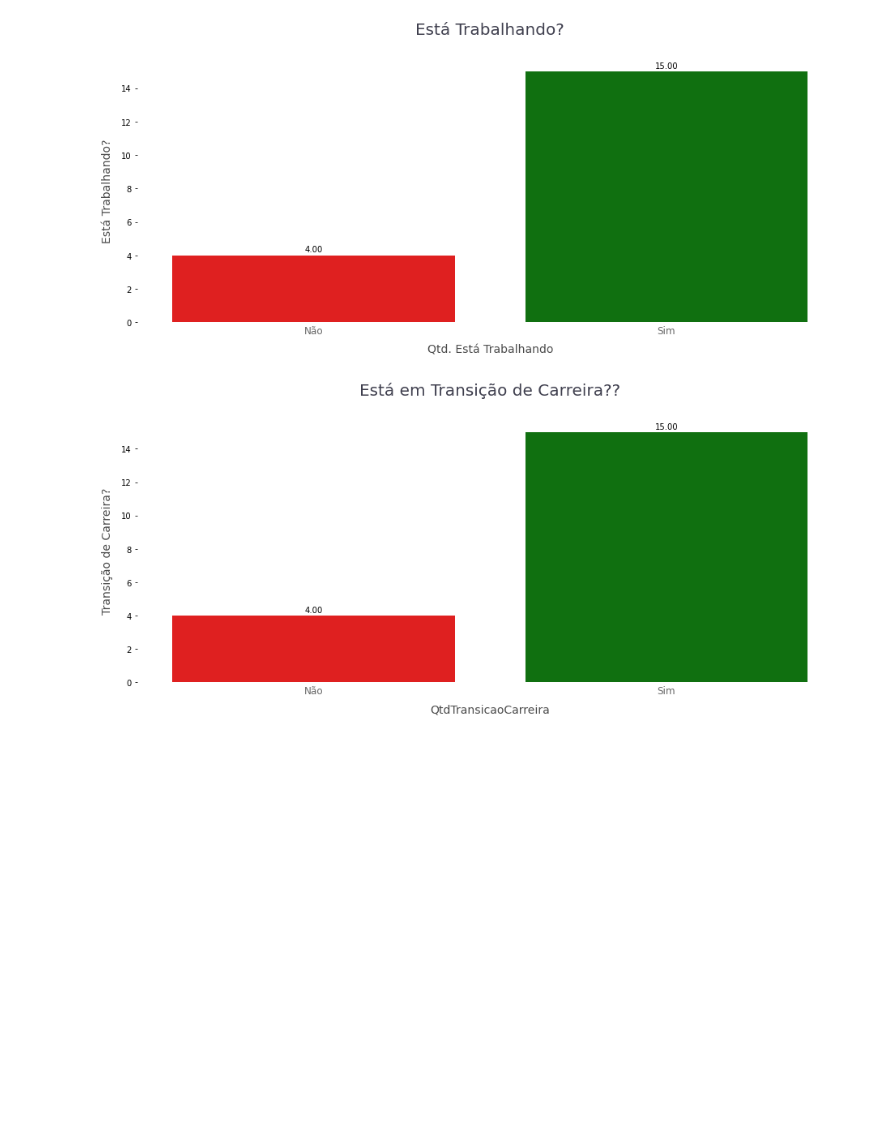
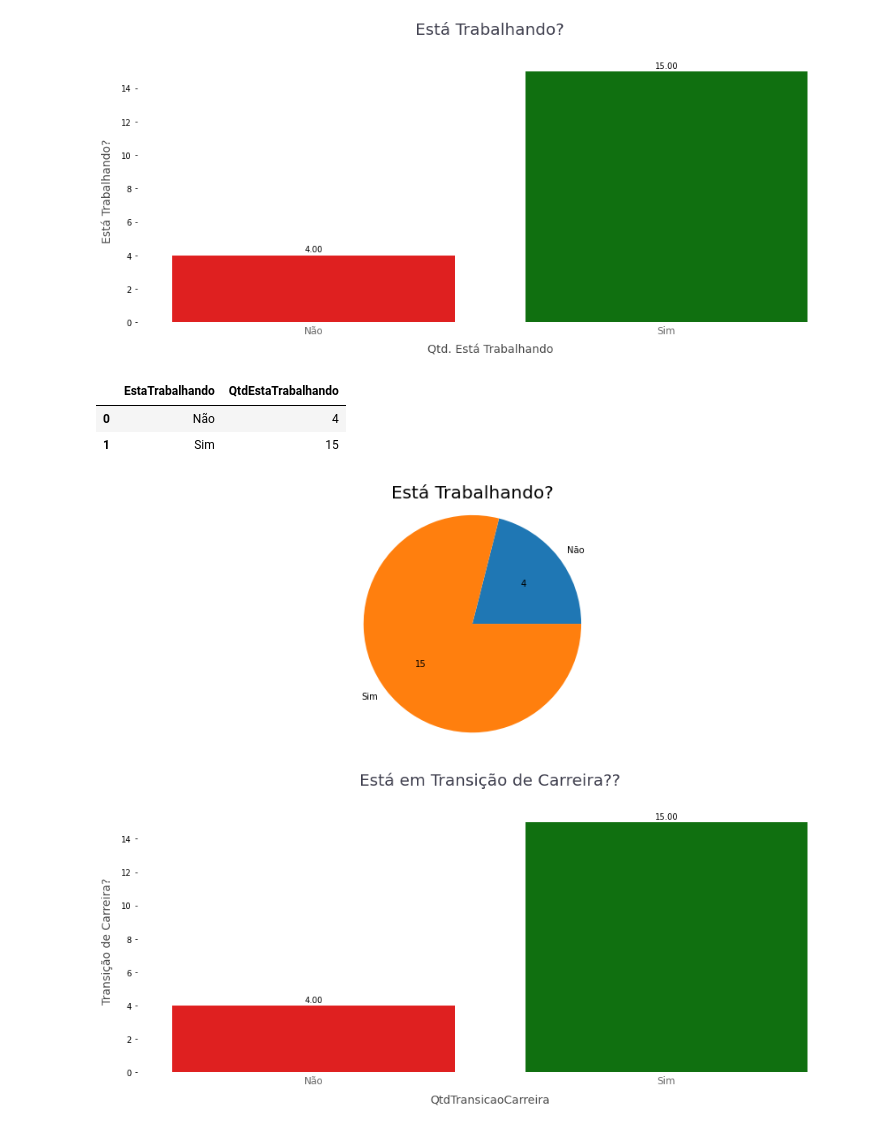
Before and after one commit to dbaassists/Python, a Jupyter notebook: Pesquisa/Analise_Pesquisa_Mentoria.ipynb, the cells around one changed output. Cells and saved outputs as stored; diff of their text form; code cells hidden in the pictures; blank space fills up the shorter version.

```diff
--- a/Pesquisa/Analise_Pesquisa_Mentoria.ipynb
+++ b/Pesquisa/Analise_Pesquisa_Mentoria.ipynb
@@ -108,5 +218,34 @@ graficoEstaTrabalhando.geraGrafico()
 # %% [output]
 [figure]
+# %%
+dfDadosPesquisaEstaTrabalhando
+# %% [output]
+|  | EstaTrabalhando | QtdEstaTrabalhando |
+| 0 | Não | 4 |
+| 1 | Sim | 15 |
+# %%
+eixo_x = 'EstaTrabalhando'
+eixo_y = 'QtdEstaTrabalhando'
+tituloGrafico = 'Está Trabalhando?'
+descricaoEixoX = 'Qtd. Está Trabalhando'
+descricaoEixoY = 'Está Trabalhando?'
+variacao = .2
+descritivo = dfDadosPesquisaEstaTrabalhando['EstaTrabalhando']
+quantidade = dfDadosPesquisaEstaTrabalhando['QtdEstaTrabalhando']
+
+graficoEstaTrabalhando = Grafico(dfDadosPesquisaEstaTrabalhando
+                                 , eixo_x
+                                    , eixo_y
+                                    , tituloGrafico
+                                    , descricaoEixoX
+                                    , descricaoEixoY
+                                    , variacao
+                                    , descritivo
+                                    , quantidade)
+
+graficoEstaTrabalhando.geraGraficoPizza()
+# %% [output]
+[figure, added]
 # %%
 dfDadosPesquisaTransicaoCarreira = dfDadosPesquisa.groupby('TransicaoCarreira', as_index=False).agg(QtdTransicaoCarreira = ('TransicaoCarreira','count'))
 # %%
```
Also changed, not shown: parts of 24 cells of this notebook.
